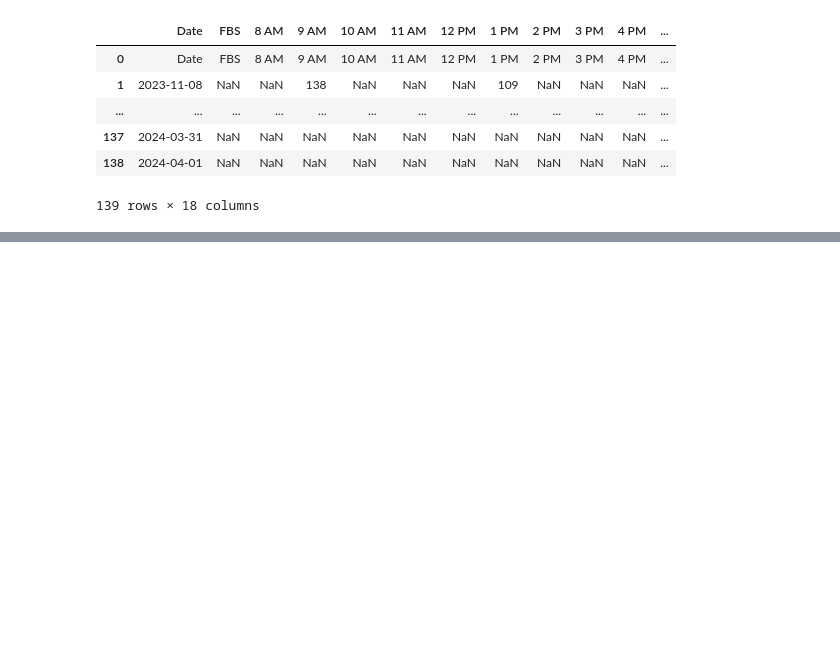
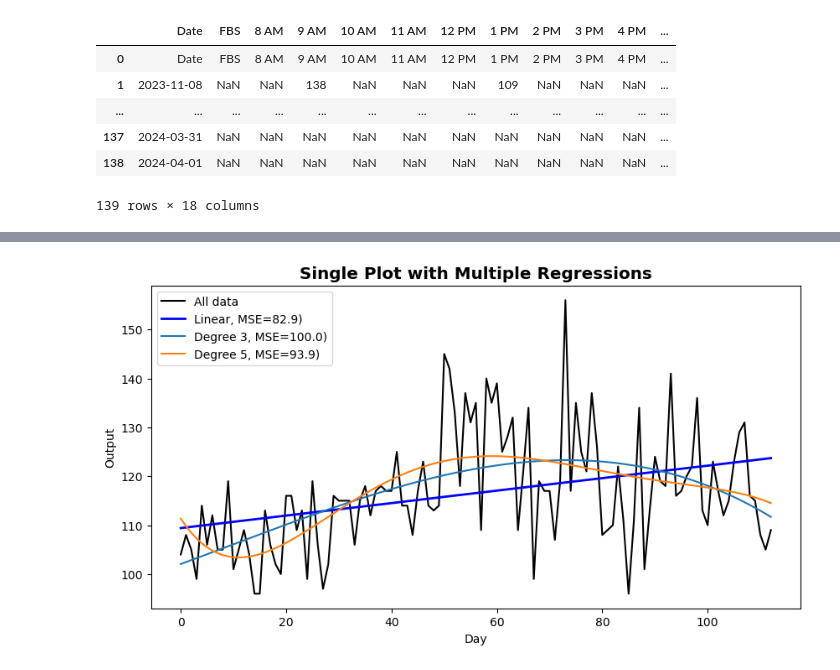
Before and after one commit to drjlevi6/Data-Scientist, a Jupyter notebook: polynomial-trendlines/Linear vs Polynomial Regression.ipynb, the cells around one changed output, grey strips where cells are left out. Cells and saved outputs as stored; diff of their text form; code cells hidden in the pictures; blank space fills up the shorter version.

```diff
--- a/polynomial-trendlines/Linear vs Polynomial Regression.ipynb
+++ b/polynomial-trendlines/Linear vs Polynomial Regression.ipynb
@@ -350,0 +236,34 @@ AttributeError: module 'matplotlib.pyplot' has no attribute 'set_xlabel'
+# %%
+# Plot the regressions on all the data, using a single figure.
+# https://matplotlib.org/stable/api/_as_gen/matplotlib.pyplot.figure.html
+
+fig = plt.figure(figsize=(10, 5))
+ax = fig.add_subplot(1, 1, 1)
+ax.set_title('Single Plot with Multiple Regressions',
+    size="x-large", weight="bold")
+ax.set_xlabel('Day')
+ax.set_ylabel('Output')
+ax.plot(X_all_sorted, y_all_sorted, color="k", label="All data")
+ax.plot(X_all_sorted, y_pred_all_sorted, color="b",
+    linewidth=2, label=f"Linear, MSE={mse_lin[1]:2.1f})")
+
+# Plot polynomial regressions
+degrees_all = [3, 5] # gets too busy if more lines are added
+for dg in degrees_all:
+    model_poly = Pipeline([('poly', PolynomialFeatures(degree=dg)),
+    ('linear', LinearRegression())]) # fit_intercept=False
+    model_poly.fit(X_all_sorted.reshape(-1, 1), y_all_sorted.reshape(-1, 1))
+
+    # Make predictions for each polynomial regression using the entire set
+    y_pred_poly_sorted_all = model_poly.predict(X_all_sorted.reshape(-1, 1))
+
+    # Coefficients for mean squared error, polynomial regression:
+    mse_poly = ([degrees, mean_squared_error(y_all_sorted, y_pred_poly_sorted_all)])
+
+    ax.plot(X_all_sorted, y_pred_poly_sorted_all,
+        label=f"Degree {dg}, MSE={mse_poly[1]:2.1f})")
+
+plt.legend(loc='upper left')
+plt.show()
+# %% [output]
+[figure, added]
```
Also changed, not shown: parts of 7 cells of this notebook.
